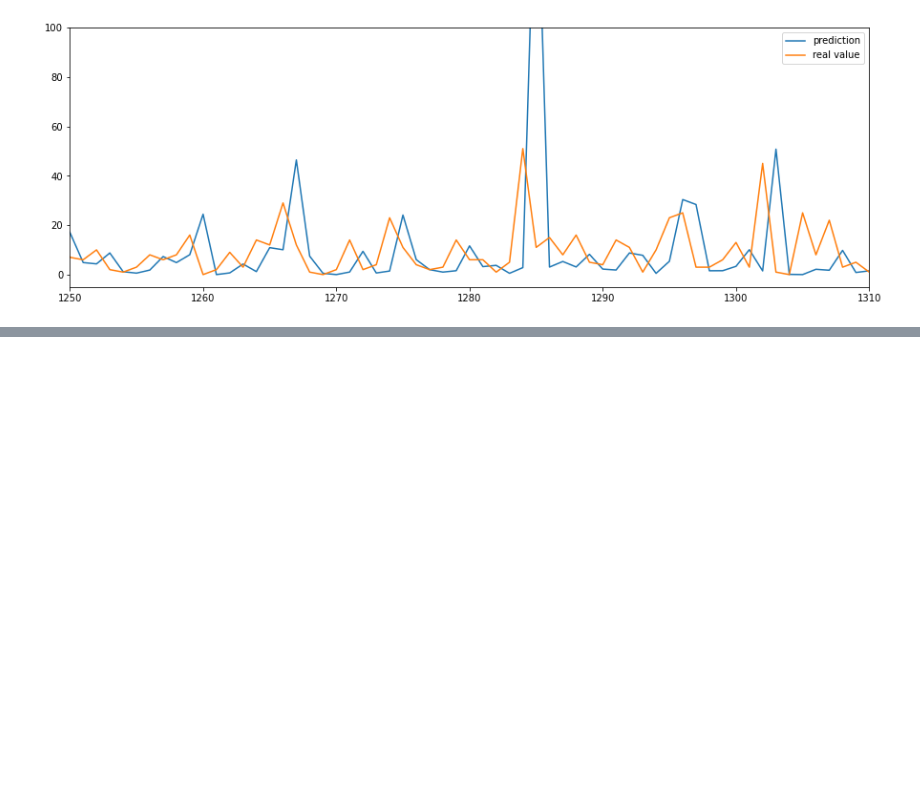
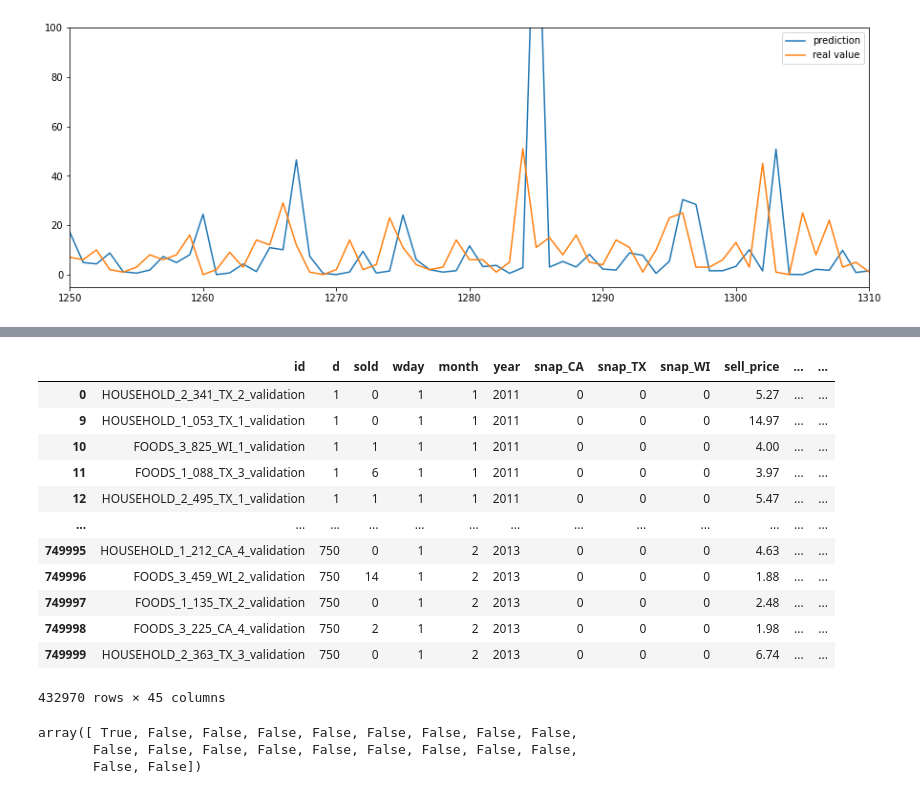
Before and after one commit to kanitjompuk40/GroupWork, a Jupyter notebook: AML/DataAnalysis.ipynb, the cells around one changed output, grey strips where cells are left out. Cells and saved outputs as stored; diff of their text form; code cells hidden in the pictures; blank space fills up the shorter version.

```diff
--- a/AML/DataAnalysis.ipynb
+++ b/AML/DataAnalysis.ipynb
@@ -180,0 +232,40 @@ plt.legend()
+# %%
+import pandas as pd
+data = pd.DataFrame(columns = df.columns)
+# %%
+def rollingMeanWeekday(df, weeks, shift):
+    data = pd.DataFrame(columns = df.columns)
+    for day in range(7):
+        d = df[day:][::7]
+        d = hf.rollingMeanDemandFeature(d, windowSize= weeks, shift=shift)
+        data = pd.concat([data, d])
+
+    data.rename(columns = {"rolling_mean_{}_{}".format(str(weeks), str(shift)):\
+                           "rolling_weeks_{}_{}".format(str(weeks), str(shift))})
+
+    data = data.sort_index()
+    return(data)
+# %%
+df2 =  rollingMeanWeekday(df, 10, 1)
+# %%
+df2
+# %% [output]
+|  | id | d | sold | wday | month | year | snap_CA | snap_TX | snap_WI | sell_price | ... | ... |
+| 0 | HOUSEHOLD_2_341_TX_2_validation | 1 | 0 | 1 | 1 | 2011 | 0 | 0 | 0 | 5.27 | ... | ... |
+| 9 | HOUSEHOLD_1_053_TX_1_validation | 1 | 0 | 1 | 1 | 2011 | 0 | 0 | 0 | 14.97 | ... | ... |
+| 10 | FOODS_3_825_WI_1_validation | 1 | 1 | 1 | 1 | 2011 | 0 | 0 | 0 | 4.00 | ... | ... |
+| 11 | FOODS_1_088_TX_3_validation | 1 | 6 | 1 | 1 | 2011 | 0 | 0 | 0 | 3.97 | ... | ... |
+| 12 | HOUSEHOLD_2_495_TX_1_validation | 1 | 1 | 1 | 1 | 2011 | 0 | 0 | 0 | 5.47 | ... | ... |
+| ... | ... | ... | ... | ... | ... | ... | ... | ... | ... | ... | ... | ... |
+| 749995 | HOUSEHOLD_1_212_CA_4_validation | 750 | 0 | 1 | 2 | 2013 | 0 | 0 | 0 | 4.63 | ... | ... |
+| 749996 | FOODS_3_459_WI_2_validation | 750 | 14 | 1 | 2 | 2013 | 0 | 0 | 0 | 1.88 | ... | ... |
+| 749997 | FOODS_1_135_TX_2_validation | 750 | 0 | 1 | 2 | 2013 | 0 | 0 | 0 | 2.48 | ... | ... |
+| 749998 | FOODS_3_225_CA_4_validation | 750 | 2 | 1 | 2 | 2013 | 0 | 0 | 0 | 1.98 | ... | ... |
+| 749999 | HOUSEHOLD_2_363_TX_3_validation | 750 | 0 | 1 | 2 | 2013 | 0 | 0 | 0 | 6.74 | ... | ... |
+432970 rows × 45 columns
+# %%
+(df2.id.values == df.id.values)[:20]
+# %% [output]
+array([ True, False, False, False, False, False, False, False, False,
+       False, False, False, False, False, False, False, False, False,
+       False, False])
```
Also changed, not shown: parts of 9 cells of this notebook.
